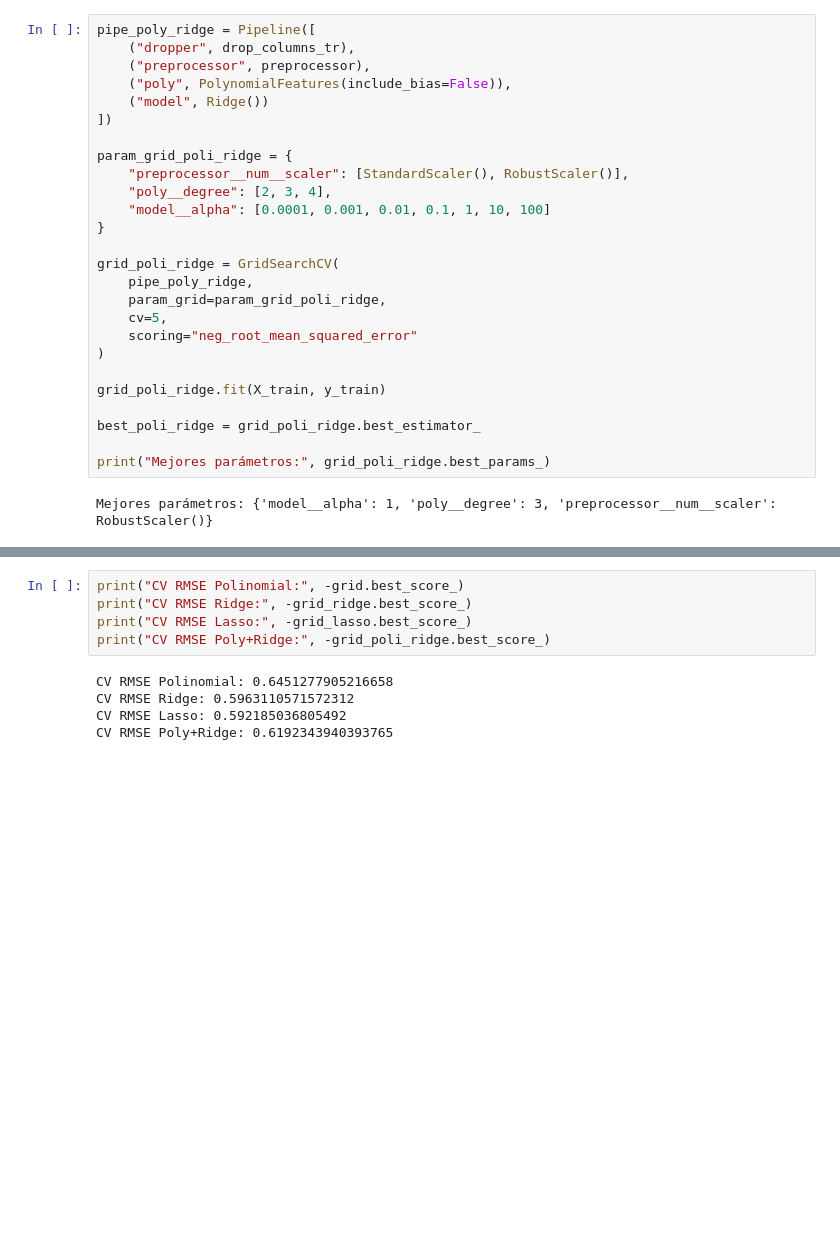
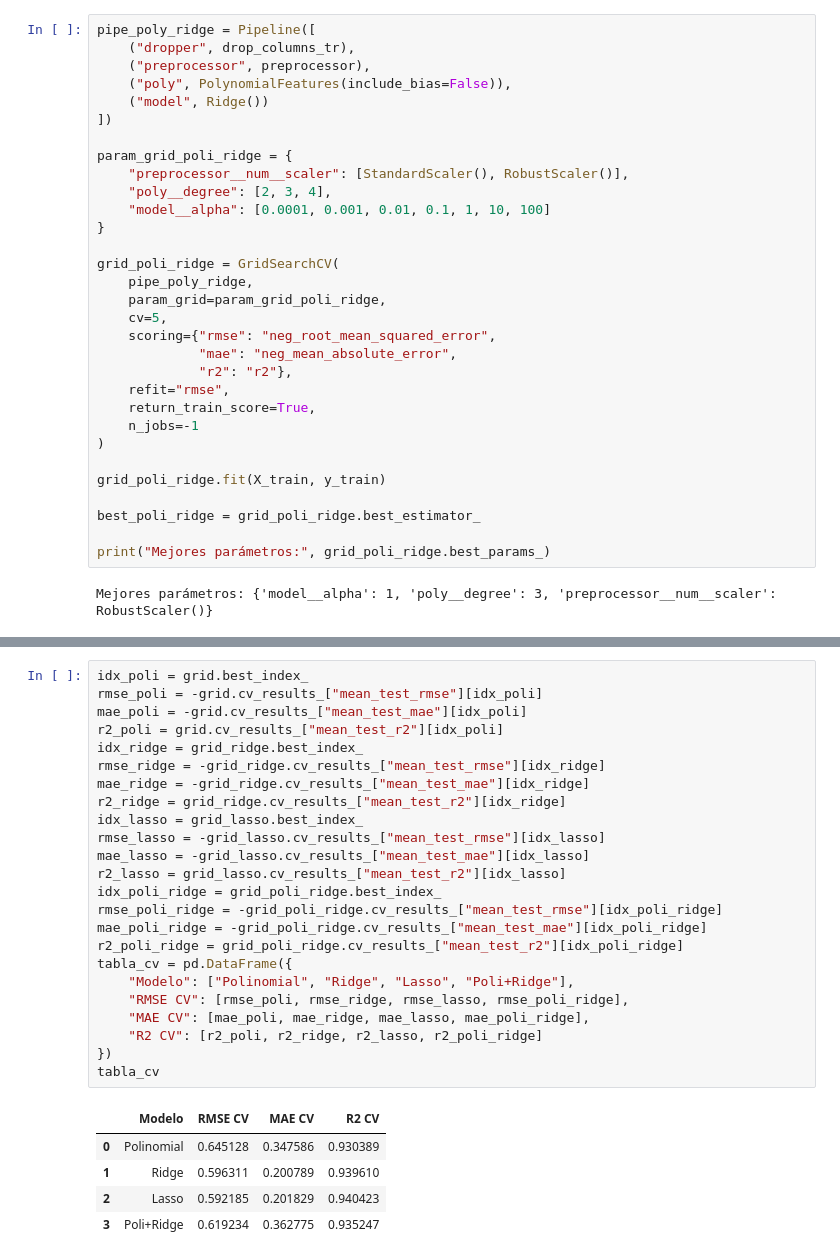
Before and after one commit to Lucasgali03/lab2, a Jupyter notebook: main.ipynb, the cells around one changed output, grey strips where cells are left out. Cells and saved outputs as stored; diff of their text form; blank space fills up the shorter version.

```diff
--- a/main.ipynb
+++ b/main.ipynb
@@ -367,7 +380,12 @@ grid_poli_ridge = GridSearchCV(
     pipe_poly_ridge,
     param_grid=param_grid_poli_ridge,
     cv=5,
-    scoring="neg_root_mean_squared_error"
+    scoring={"rmse": "neg_root_mean_squared_error",
+             "mae": "neg_mean_absolute_error",
+             "r2": "r2"},
+    refit="rmse",
+    return_train_score=True,
+    n_jobs=-1
 )
 
 grid_poli_ridge.fit(X_train, y_train)
@@ -422,10 +417,30 @@ Intervalo de confianza del RMSE (95%): [0.4529 a 0.7417]
 # %%
-print("CV RMSE Polinomial:", -grid.best_score_)
-print("CV RMSE Ridge:", -grid_ridge.best_score_)
-print("CV RMSE Lasso:", -grid_lasso.best_score_)
-print("CV RMSE Poly+Ridge:", -grid_poli_ridge.best_score_)
+idx_poli = grid.best_index_
+rmse_poli = -grid.cv_results_["mean_test_rmse"][idx_poli]
+mae_poli = -grid.cv_results_["mean_test_mae"][idx_poli]
+r2_poli = grid.cv_results_["mean_test_r2"][idx_poli]
+idx_ridge = grid_ridge.best_index_
+rmse_ridge = -grid_ridge.cv_results_["mean_test_rmse"][idx_ridge]
+mae_ridge = -grid_ridge.cv_results_["mean_test_mae"][idx_ridge]
+r2_ridge = grid_ridge.cv_results_["mean_test_r2"][idx_ridge]
+idx_lasso = grid_lasso.best_index_
+rmse_lasso = -grid_lasso.cv_results_["mean_test_rmse"][idx_lasso]
+mae_lasso = -grid_lasso.cv_results_["mean_test_mae"][idx_lasso]
+r2_lasso = grid_lasso.cv_results_["mean_test_r2"][idx_lasso]
+idx_poli_ridge = grid_poli_ridge.best_index_
+rmse_poli_ridge = -grid_poli_ridge.cv_results_["mean_test_rmse"][idx_poli_ridge]
+mae_poli_ridge = -grid_poli_ridge.cv_results_["mean_test_mae"][idx_poli_ridge]
+r2_poli_ridge = grid_poli_ridge.cv_results_["mean_test_r2"][idx_poli_ridge]
+tabla_cv = pd.DataFrame({
+    "Modelo": ["Polinomial", "Ridge", "Lasso", "Poli+Ridge"],
+    "RMSE CV": [rmse_poli, rmse_ridge, rmse_lasso, rmse_poli_ridge],
+    "MAE CV": [mae_poli, mae_ridge, mae_lasso, mae_poli_ridge],
+    "R2 CV": [r2_poli, r2_ridge, r2_lasso, r2_poli_ridge]
+})
+tabla_cv
 # %% [output]
-CV RMSE Polinomial: 0.6451277905216658
-CV RMSE Ridge: 0.5963110571572312
-CV RMSE Lasso: 0.592185036805492
-CV RMSE Poly+Ridge: 0.6192343940393765
+|  | Modelo | RMSE CV | MAE CV | R2 CV |
+| 0 | Polinomial | 0.645128 | 0.347586 | 0.930389 |
+| 1 | Ridge | 0.596311 | 0.200789 | 0.939610 |
+| 2 | Lasso | 0.592185 | 0.201829 | 0.940423 |
+| 3 | Poli+Ridge | 0.619234 | 0.362775 | 0.935247 |
```
Also changed, not shown: parts of 15 cells of this notebook.
